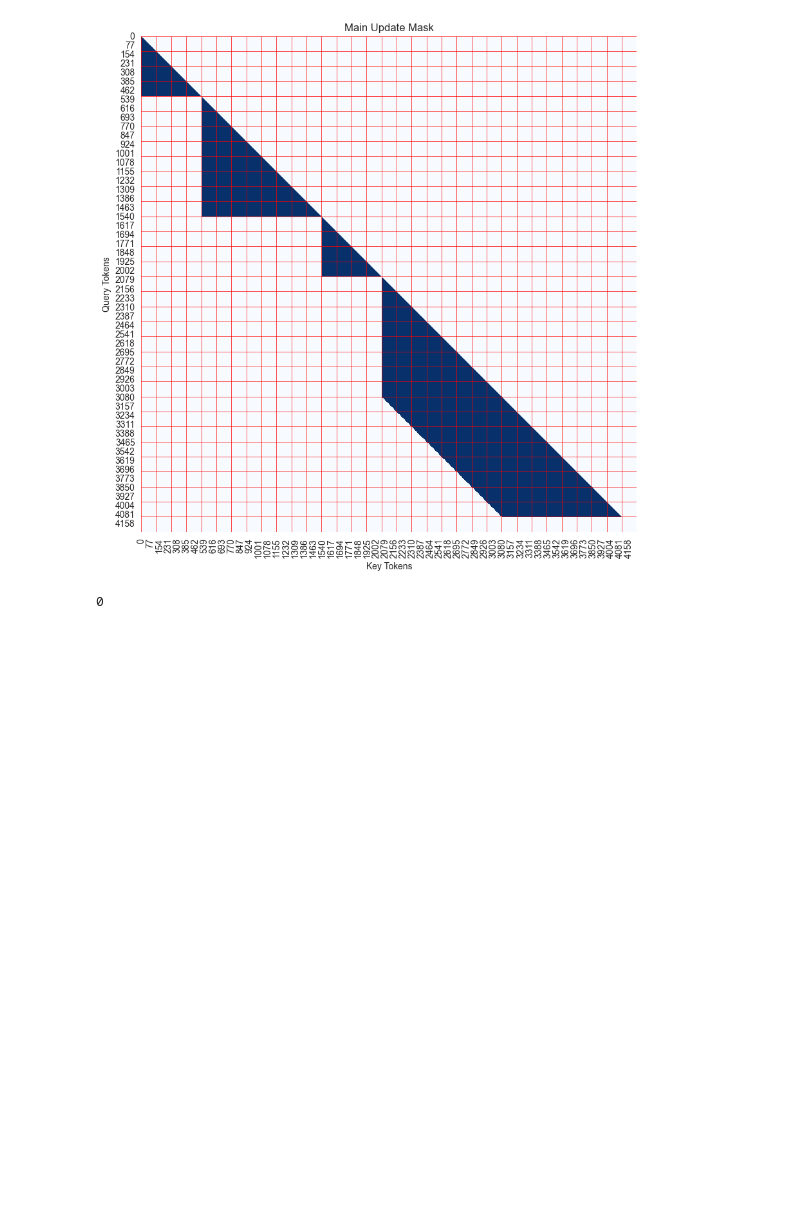
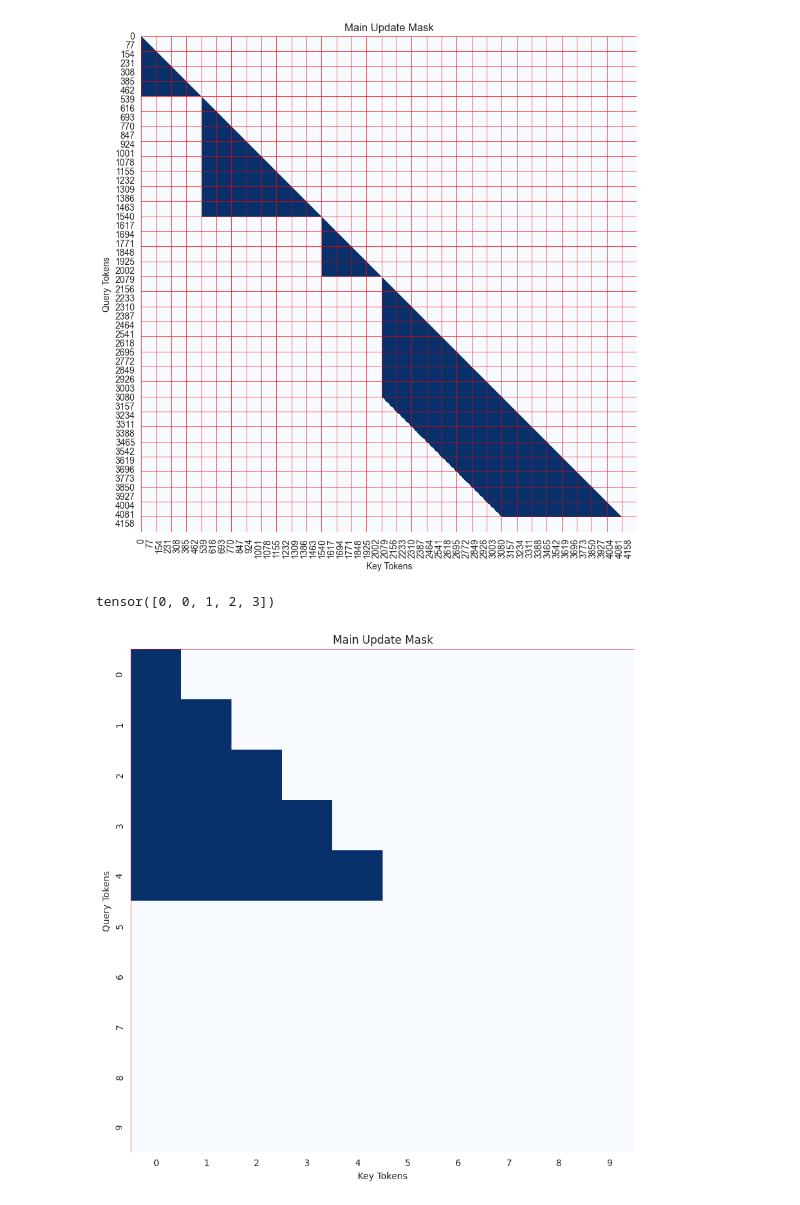
Before and after one commit to ViktorooReps/mem-llm, a Jupyter notebook: notebooks/visualize_attn_pattern.ipynb, the cells around one changed output. Drawn from its saved outputs; the diff is of its cells as text; code cells hidden in the pictures; blank space fills up the shorter version.

```diff
--- a/notebooks/visualize_attn_pattern.ipynb
+++ b/notebooks/visualize_attn_pattern.ipynb
@@ -410,15 +414,19 @@ visualize_mask(block_mask, block_size=128, figsize=(10, 10), n_q=len(tokens), n_
 [figure]
 # %%
 # debug
-block_mask, _, _, full_positions, _ = create_mem_block_masks(
-    torch.full((4,), fill_value=fill_token),
+tokens = torch.full((4,), fill_value=fill_token)
+block_mask, _, n_mem, full_positions = create_mem_block_masks(
+    tokens,
     eos_token=eos_token,
-    mem_freq=None,
-    local_window=1024,
-    global_window=3092,
-    separate_mem_and_main_update=True,
-    do_compile=False
+    mem_freq=100000,
+    local_window=None,
+    global_window=None,
+    separate_mem_and_main_update=False,
+    do_compile=False,
+    pad_memory=False,
 )
-visualize_mask(block_mask, block_size=128, figsize=(10, 10), n_q=len(tokens), n_kv=len(tokens), title='Main Update Mask')
+print(full_positions)
+visualize_mask(block_mask, block_size=128, figsize=(10, 10), n_q=len(tokens) + n_mem, n_kv=len(tokens) + n_mem, title='Main Update Mask', limit=10)
 # %% [output]
-0
+tensor([0, 0, 1, 2, 3])
+[figure, added]
```
Also changed, not shown: parts of 1 cell of this notebook, 1 other file.
